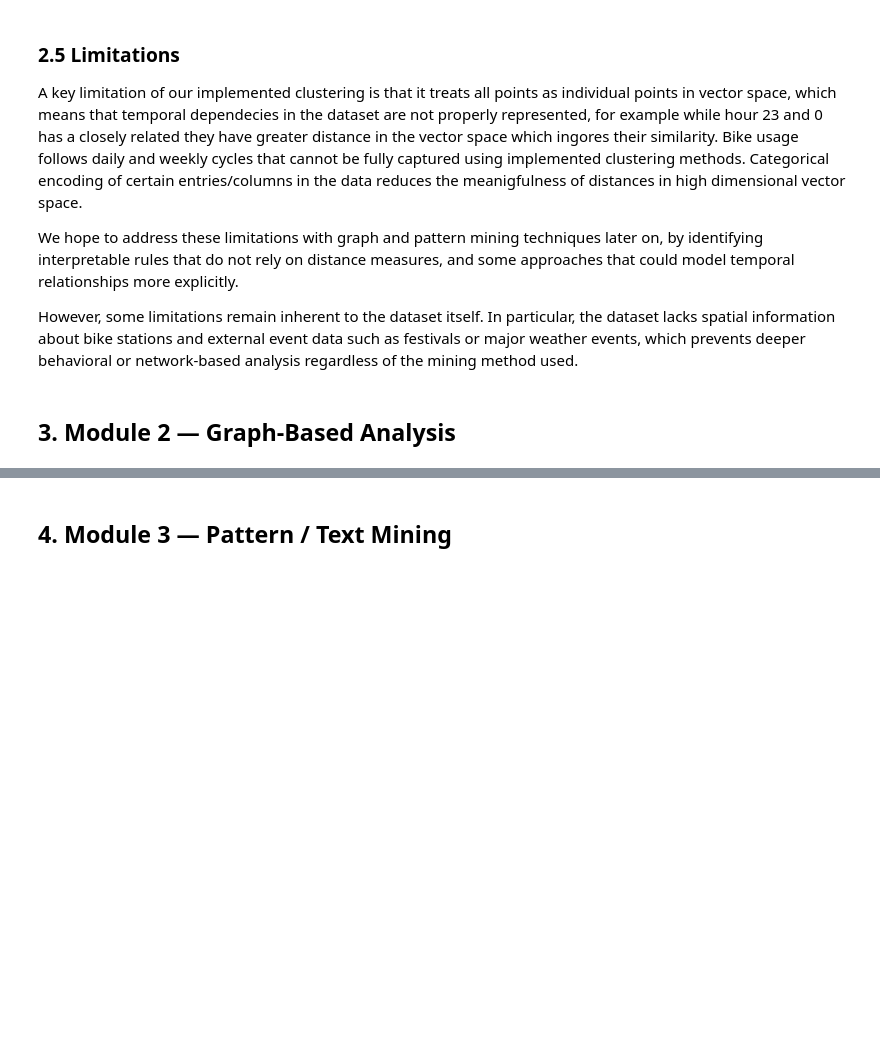
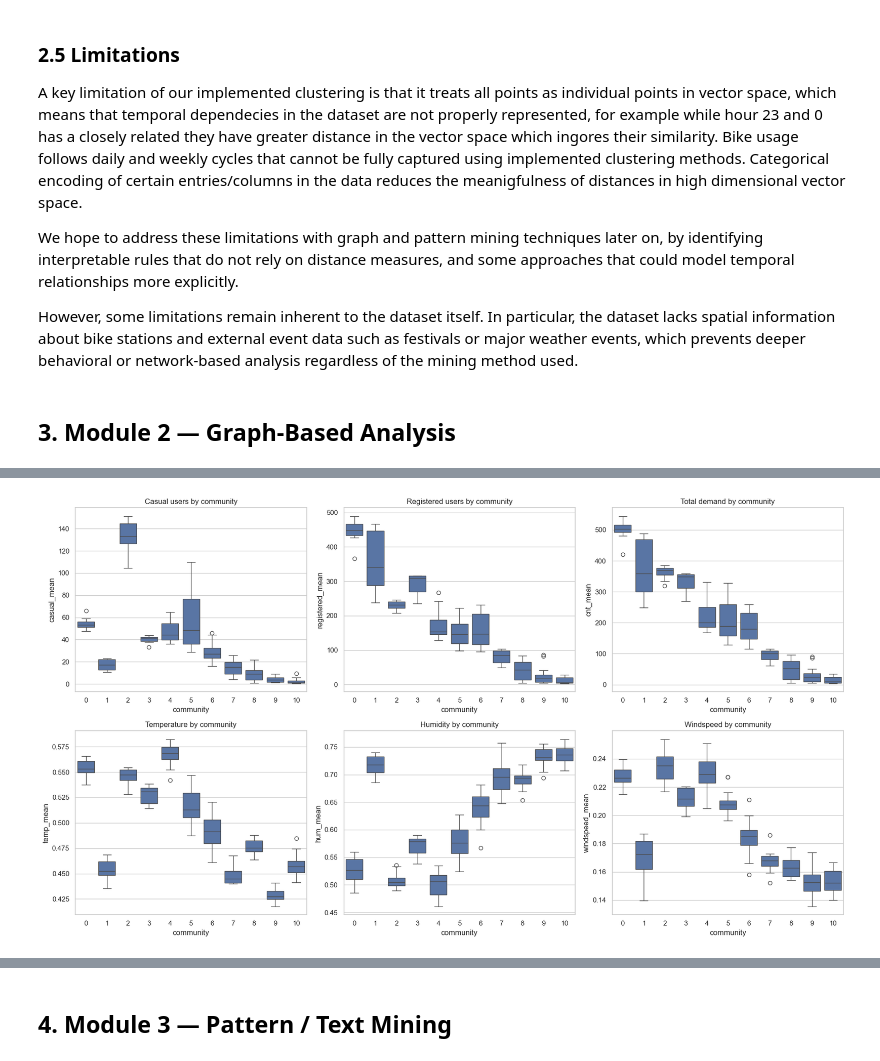
Before and after one commit to DominikKysel/DM-Project, a Jupyter notebook: data_mining_project_bike_sharing.ipynb, the cells around one changed output, grey strips where cells are left out. Drawn from its saved outputs; the diff is of its cells as text; code cells hidden in the pictures; blank space fills up the shorter version.

```diff
--- a/data_mining_project_bike_sharing.ipynb
+++ b/data_mining_project_bike_sharing.ipynb
@@ -2189,0 +2544,25 @@ G = nx.Graph()
+# %%
+fig, axes = plt.subplots(2, 3, figsize=(18, 10))
+
+sns.boxplot(data=node_df, x="community", y="casual_mean", ax=axes[0, 0])
+axes[0, 0].set_title("Casual users by community")
+
+sns.boxplot(data=node_df, x="community", y="registered_mean", ax=axes[0, 1])
+axes[0, 1].set_title("Registered users by community")
+
+sns.boxplot(data=node_df, x="community", y="cnt_mean", ax=axes[0, 2])
+axes[0, 2].set_title("Total demand by community")
+
+sns.boxplot(data=node_df, x="community", y="temp_mean", ax=axes[1, 0])
+axes[1, 0].set_title("Temperature by community")
+
+sns.boxplot(data=node_df, x="community", y="hum_mean", ax=axes[1, 1])
+axes[1, 1].set_title("Humidity by community")
+
+sns.boxplot(data=node_df, x="community", y="windspeed_mean", ax=axes[1, 2])
+axes[1, 2].set_title("Windspeed by community")
+
+plt.tight_layout()
+plt.show()
+# %% [output]
+[figure, added]
```
Also changed, not shown: parts of 39 cells of this notebook.
